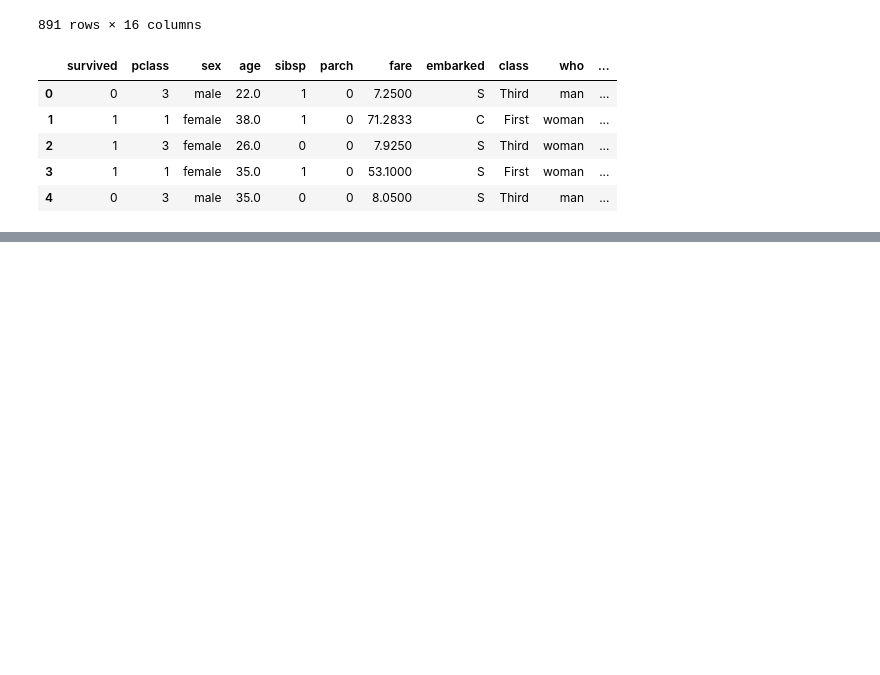
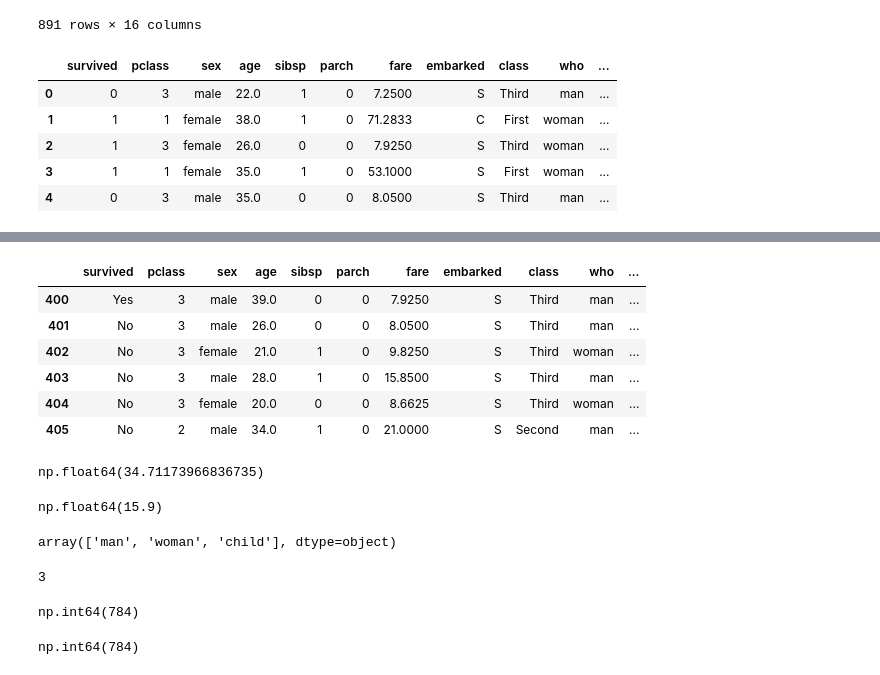
Before and after one commit to Md-Maruf-1727/LearningPractices, a Jupyter notebook: Course Assignments/homework1.ipynb, the cells around one changed output, grey strips where cells are left out. Cells and saved outputs as stored; diff of their text form; code cells hidden in the pictures; blank space fills up the shorter version.

```diff
--- a/Course Assignments/homework1.ipynb
+++ b/Course Assignments/homework1.ipynb
@@ -544,0 +574,38 @@ titanic14.head()
+# %%
+#1.	Column survived কে categorical type এ convert করো।
+titanic12['survived'] = titanic12['survived'].replace([0,1], ['No', 'Yes']).astype('category')
+titanic12[400:406]
+# %% [output]
+|  | survived | pclass | sex | age | sibsp | parch | fare | embarked | class | who | ... |
+| 400 | Yes | 3 | male | 39.0 | 0 | 0 | 7.9250 | S | Third | man | ... |
+| 401 | No | 3 | male | 26.0 | 0 | 0 | 8.0500 | S | Third | man | ... |
+| 402 | No | 3 | female | 21.0 | 1 | 0 | 9.8250 | S | Third | woman | ... |
+| 403 | No | 3 | male | 28.0 | 1 | 0 | 15.8500 | S | Third | man | ... |
+| 404 | No | 3 | female | 20.0 | 0 | 0 | 8.6625 | S | Third | woman | ... |
+| 405 | No | 2 | male | 34.0 | 1 | 0 | 21.0000 | S | Second | man | ... |
+# %%
+#2.	Column fare এর mean এবং median বের করে দেখো কোনটা বেশি।
+titanic1['fare'].mean()
+# %% [output]
+np.float64(34.71173966836735)
+# %%
+titanic1['fare'].median()
+# %% [output]
+np.float64(15.9)
+# %%
+#3.	who column এর unique values এবং value counts দেখো।
+titanic1['who'].unique()
+# %% [output]
+array(['man', 'woman', 'child'], dtype=object)
+# %%
+titanic1['who'].nunique()
+# %% [output]
+3
+# %%
+titanic1['who'].count()
+# %% [output]
+np.int64(784)
+# %%
+titanic1['who'].isna().count()
+# %% [output]
+np.int64(784)
```
Also changed, not shown: parts of 5 cells of this notebook.
